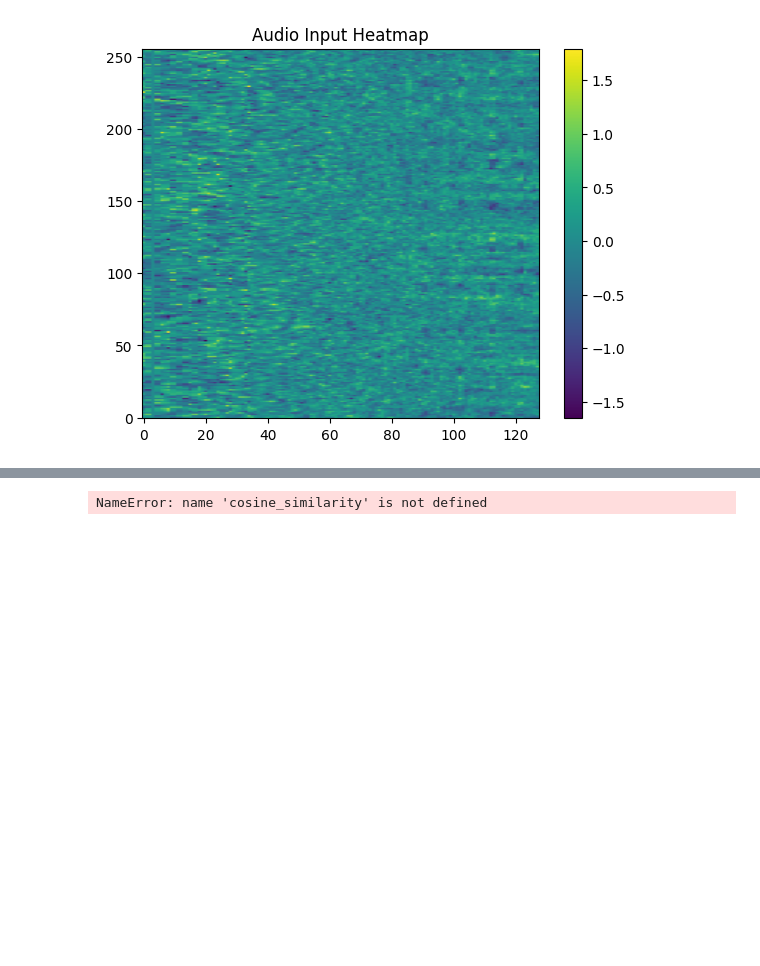
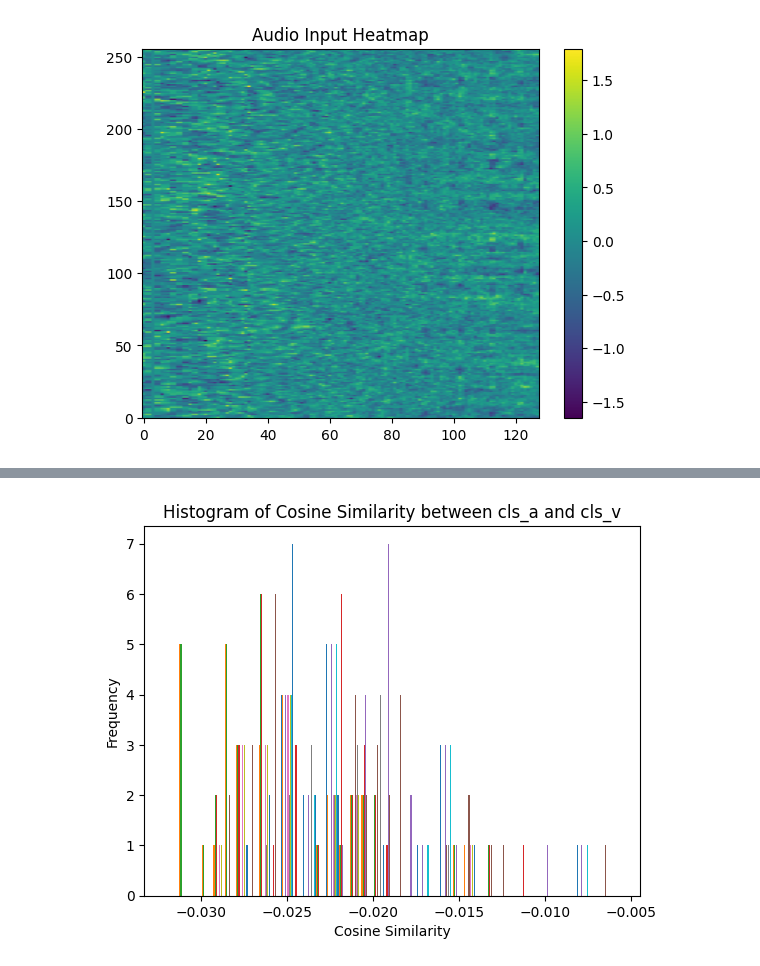
Before and after one commit to MrStrenggeheim/cav-mae-sync, a Jupyter notebook: exploration/analyze_cls.ipynb, the cells around one changed output, grey strips where cells are left out. Drawn from its saved outputs; the diff is of its cells as text; code cells hidden in the pictures; blank space fills up the shorter version.

```diff
--- a/exploration/analyze_cls.ipynb
+++ b/exploration/analyze_cls.ipynb
@@ -205,21 +139,22 @@ array([-0.00301119, -0.00296028, -0.00070073, -0.00516766,  0.00137426,
 # %%
 import random
 # %%
-a = df.cls_a.iloc[0]
-b = df.cls_v.iloc[0]
+idx = 3
+a = df.cls_a.iloc[idx]
+b = df.cls_v.iloc[idx]
 b_shuffled = b
 random.shuffle(b_shuffled)
 y = cosine_similarity(a, b)
 # histogram of y
 import matplotlib.pyplot as plt
 
 plt.hist(y, bins=20)
 plt.xlabel('Cosine Similarity')
 plt.ylabel('Frequency')
 plt.title('Histogram of Cosine Similarity between cls_a and cls_v')
 plt.show()
 # %% [output]
-NameError: name 'cosine_similarity' is not defined
+[figure, added]
 # %%
 # tsne plot of cls_a and cls_v
 from sklearn.manifold import TSNE
```
Also changed, not shown: parts of 23 cells of this notebook, 4 other files.
